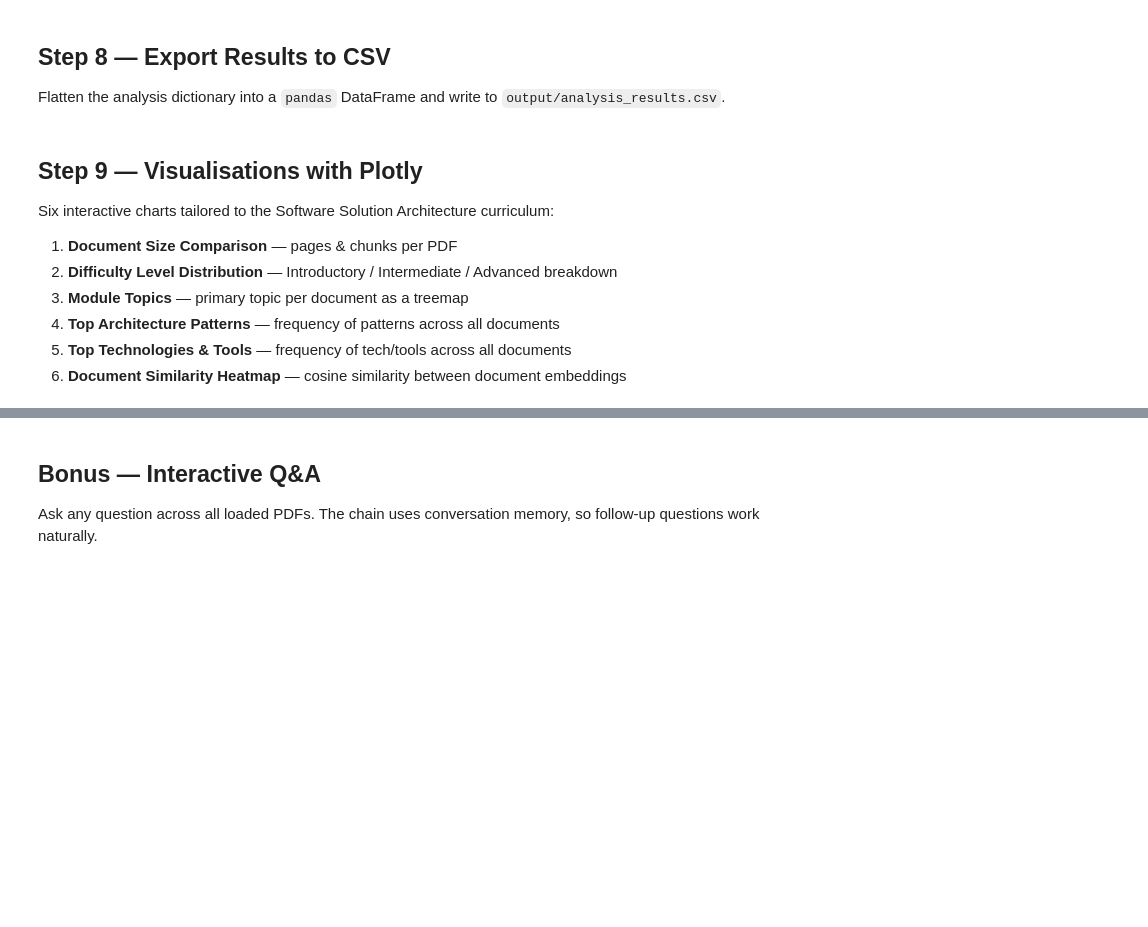
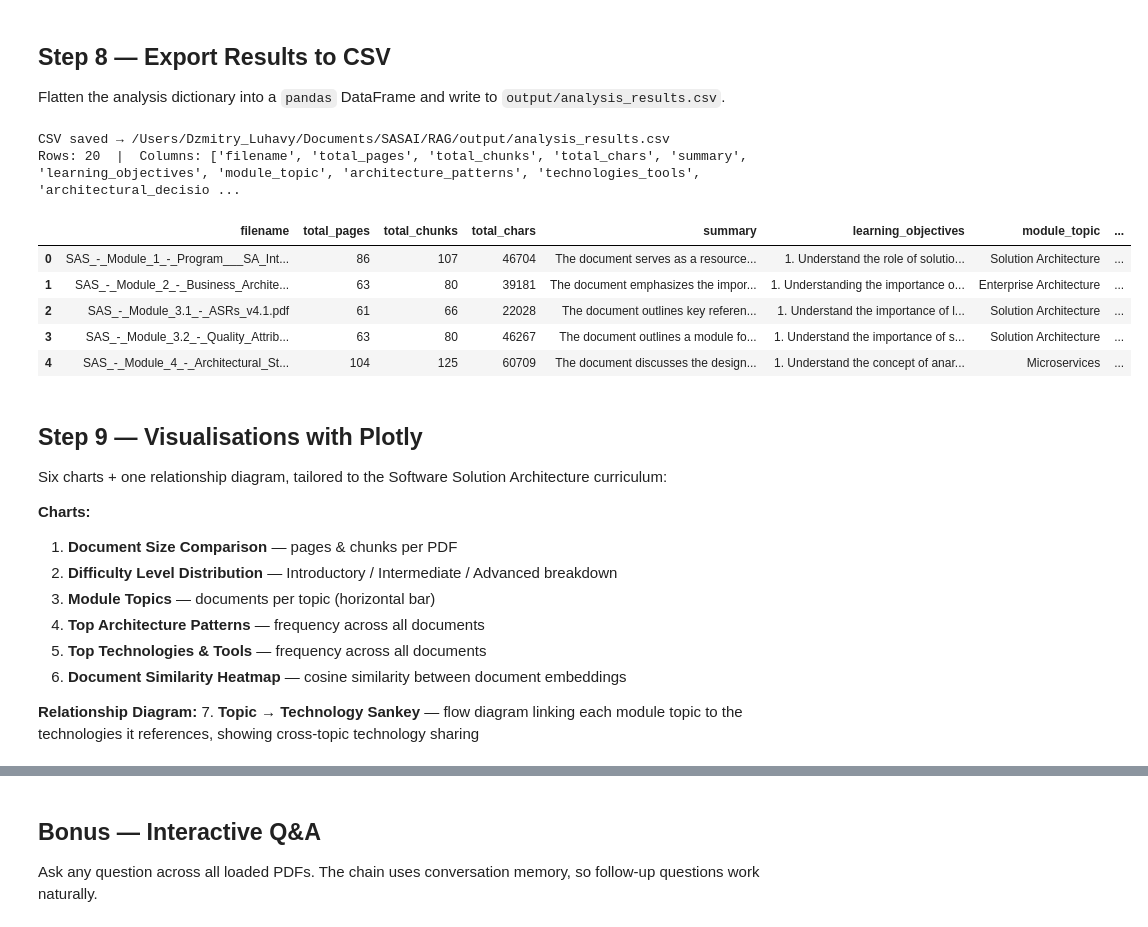
Before and after one commit to dimalu85/dl-ai-sas-rag, a Jupyter notebook: rag-builder-sas.ipynb, the cells around one changed output, grey strips where cells are left out. Drawn from its saved outputs; the diff is of its cells as text; code cells hidden in the pictures; blank space fills up the shorter version.

```diff
--- a/rag-builder-sas.ipynb
+++ b/rag-builder-sas.ipynb
@@ -324,6 +367,7 @@ Supports both **OpenAI** and **Cohere** — controlled by `LLM_PROVIDER` in Step
 from langchain.chains import ConversationalRetrievalChain
 from langchain.memory import ConversationBufferMemory
 from langchain.prompts import PromptTemplate
+from langchain.retrievers import ContextualCompressionRetriever
 
 # ── LLM selection ──────────────────────────────────────────────────────────
 if LLM_PROVIDER == "openai":
@@ -346,6 +390,25 @@ elif LLM_PROVIDER == "cohere":
 
 else:
     raise ValueError(f"Unknown LLM_PROVIDER: '{LLM_PROVIDER}'. Choose 'openai' or 'cohere'.")
+
+# ── Cohere cross-encoder reranker (activates when COHERE_API_KEY is set) ──
+# Wraps the MMR retriever: MMR fetches candidates, reranker scores by relevance.
+reranker = None
+active_retriever = retriever  # falls back to plain MMR if no reranker
+
+if COHERE_API_KEY:
+    try:
+        from langchain_cohere import CohereRerank
+        reranker = CohereRerank(cohere_api_key=COHERE_API_KEY, top_n=3)
+        active_retriever = ContextualCompressionRetriever(
+            base_compressor=reranker,
+            base_retriever=retriever,
+        )
+        print("Reranker: CohereRerank (top_n=3) — MMR candidates re-ranked by relevance")
+    except Exception as e:
+        print(f"⚠️  Cohere reranker unavailable ({e}); falling back to plain MMR retriever")
+else:
+    print("Reranker: disabled (COHERE_API_KEY not set) — using plain MMR retriever")
 
 # ── Custom QA prompt — allows synthesis, not just extraction ───────────────
 QA_PROMPT = PromptTemplate(
@@ -371,7 +434,7 @@ memory = ConversationBufferMemory(
 
 qa_chain = ConversationalRetrievalChain.from_llm(
     llm=llm,
-    retriever=retriever,
+    retriever=active_retriever,
     memory=memory,
     return_source_documents=True,
     combine_docs_chain_kwargs={"prompt": QA_PROMPT},
@@ -379,10 +442,3 @@ qa_chain = ConversationalRetrievalChain.from_llm(
 )
 
 print("RAG chain ready.\n")
-
-# ── Quick manual test ──────────────────────────────────────────────────────
-test_query = "What architectural topics and key concepts are covered across these documents?"
-result = qa_chain({"question": test_query, "chat_history": []})
-print(f"Test query  : {test_query}")
-print(f"Answer      : {result['answer']}")
-print(f"\nSource docs : {[d.metadata.get('filename') for d in result['source_documents']]}")
@@ -449,34 +598,49 @@ Flatten the analysis dictionary into a `pandas` DataFrame and write to `output/a
 # %%
 import pandas as pd
 
 # Build DataFrame — each row is one PDF document
 results_df = pd.DataFrame(analysis_results)
 
-# Reorder columns for readability
+# Reorder columns for readability; source_chunks at the end for traceability
 ordered_cols = (
     ["filename", "total_pages", "total_chunks", "total_chars"]
     + list(ANALYSIS_QUERIES.keys())
+    + ["source_chunks"]
 )
 results_df = results_df[[c for c in ordered_cols if c in results_df.columns]]
 
 # Save to CSV (UTF-8 with BOM for Excel compatibility)
 results_df.to_csv(CSV_OUTPUT, index=False, encoding="utf-8-sig")
 
 print(f"CSV saved → {CSV_OUTPUT.resolve()}")
 print(f"Rows: {len(results_df)}  |  Columns: {list(results_df.columns)}\n")
 
 # Preview
 results_df.head()
+# %% [output]
+CSV saved → /Users/Dzmitry_Luhavy/Documents/SASAI/RAG/output/analysis_results.csv
+Rows: 20  |  Columns: ['filename', 'total_pages', 'total_chunks', 'total_chars', 'summary', 'learning_objectives', 'module_topic', 'architecture_patterns', 'technologies_tools', 'architectural_decisio ...
+|  | filename | total_pages | total_chunks | total_chars | summary | learning_objectives | module_topic | ... |
+| 0 | SAS_-_Module_1_-_Program___SA_Int... | 86 | 107 | 46704 | The document serves as a resource... | 1. Understand the role of solutio... | Solution Architecture | ... |
+| 1 | SAS_-_Module_2_-_Business_Archite... | 63 | 80 | 39181 | The document emphasizes the impor... | 1. Understanding the importance o... | Enterprise Architecture | ... |
+| 2 | SAS_-_Module_3.1_-_ASRs_v4.1.pdf | 61 | 66 | 22028 | The document outlines key referen... | 1. Understand the importance of l... | Solution Architecture | ... |
+| 3 | SAS_-_Module_3.2_-_Quality_Attrib... | 63 | 80 | 46267 | The document outlines a module fo... | 1. Understand the importance of s... | Solution Architecture | ... |
+| 4 | SAS_-_Module_4_-_Architectural_St... | 104 | 125 | 60709 | The document discusses the design... | 1. Understand the concept of anar... | Microservices | ... |
 # %% [markdown]
 ## Step 9 — Visualisations with Plotly
 
-Six interactive charts tailored to the Software Solution Architecture curriculum:
+Six charts + one relationship diagram, tailored to the Software Solution Architecture curriculum:
+
+**Charts:**
 1. **Document Size Comparison** — pages & chunks per PDF
 2. **Difficulty Level Distribution** — Introductory / Intermediate / Advanced breakdown
-3. **Module Topics** — primary topic per document as a treemap
-4. **Top Architecture Patterns** — frequency of patterns across all documents
-5. **Top Technologies & Tools** — frequency of tech/tools across all documents
+3. **Module Topics** — documents per topic (horizontal bar)
+4. **Top Architecture Patterns** — frequency across all documents
+5. **Top Technologies & Tools** — frequency across all documents
 6. **Document Similarity Heatmap** — cosine similarity between document embeddings
+
+**Relationship Diagram:**
+7. **Topic → Technology Sankey** — flow diagram linking each module topic to the technologies it references, showing cross-topic technology sharing
 # %%
 import plotly.express as px
 import plotly.graph_objects as go
```
Also changed, not shown: parts of 16 cells of this notebook, 2 other files.
